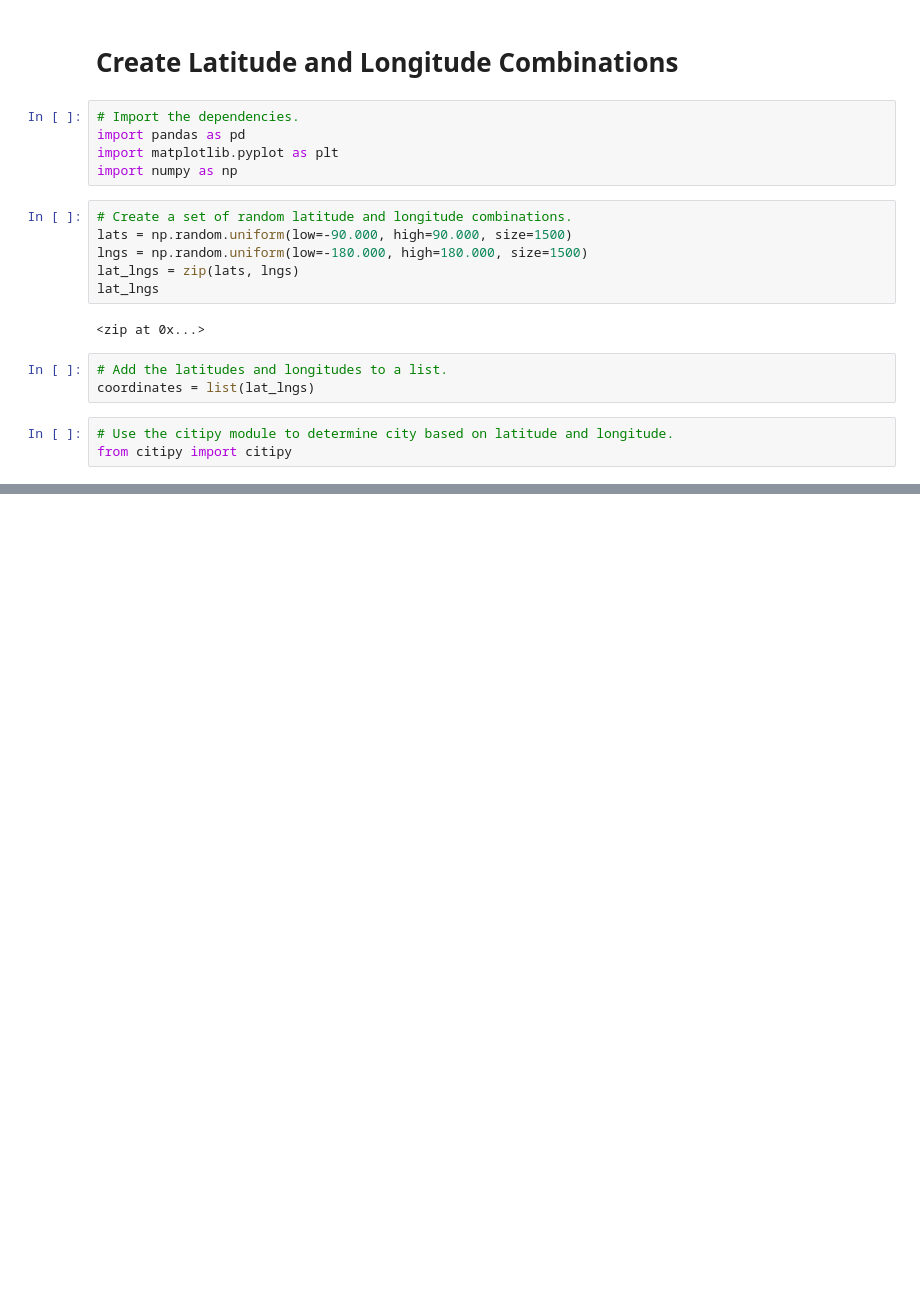
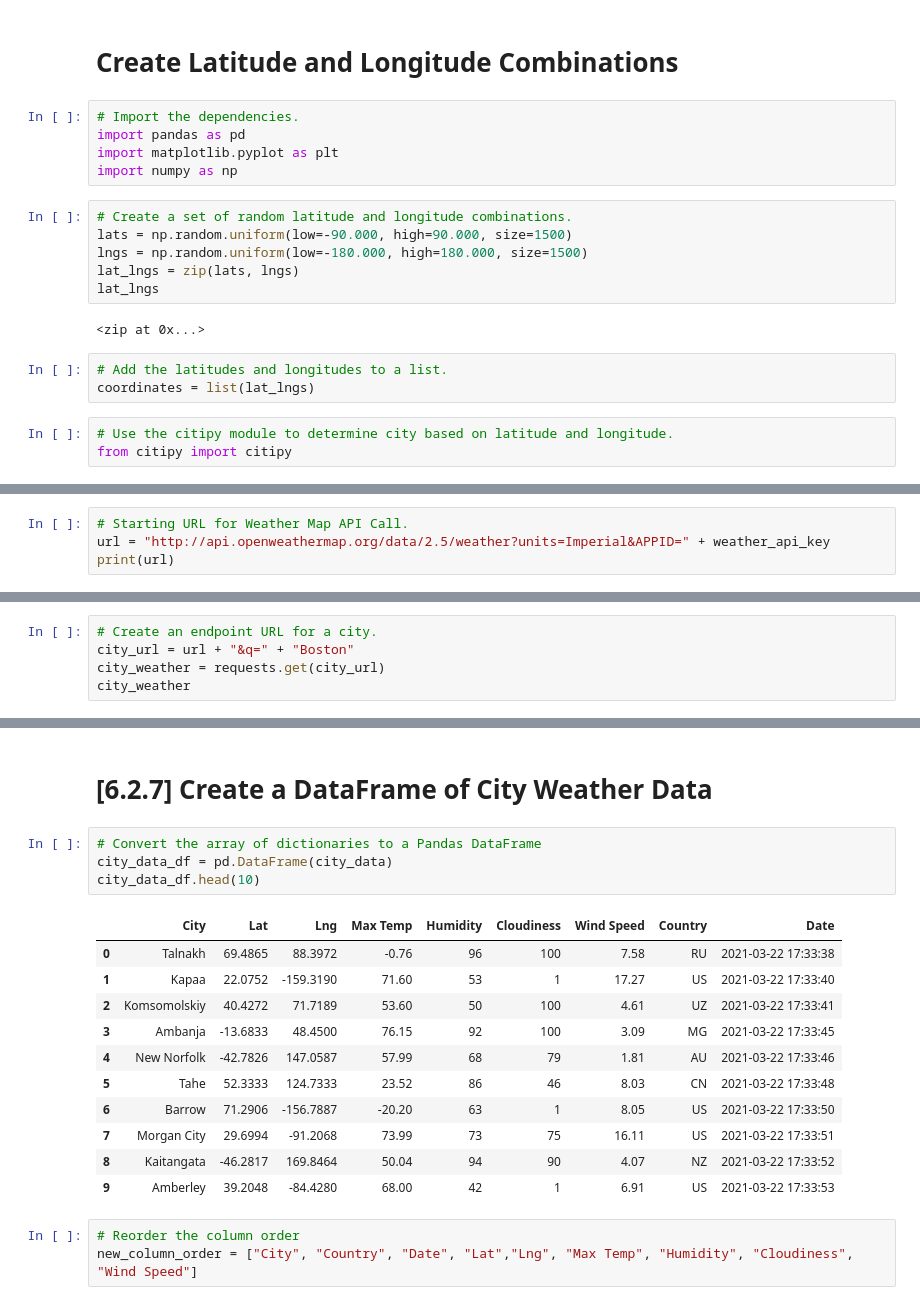
Before and after one commit to carlysandler/World_Weather_Analysis, a Jupyter notebook: WeatherPy.ipynb, the cells around one changed output, grey strips where cells are left out. Saved outputs shown, nothing was run; the diff lists cells and outputs as text; blank space fills up the shorter version.

Commit message:
Modifying .gitignore and adding WeatherPy file.

```diff
--- a/WeatherPy.ipynb
+++ b/WeatherPy.ipynb
@@ -35,0 +56,4 @@ len(cities)
+# %%
+# Starting URL for Weather Map API Call.
+url = "http://api.openweathermap.org/data/2.5/weather?units=Imperial&APPID=" + weather_api_key
+print(url)
@@ -35,0 +62,5 @@ len(cities)
+# %%
+# Create an endpoint URL for a city.
+city_url = url + "&q=" + "Boston"
+city_weather = requests.get(city_url)
+city_weather
@@ -35,0 +167,21 @@ len(cities)
+# %% [markdown]
+# [6.2.7] Create a DataFrame of City Weather Data
+# %%
+# Convert the array of dictionaries to a Pandas DataFrame
+city_data_df = pd.DataFrame(city_data)
+city_data_df.head(10)
+# %% [output]
+|  | City | Lat | Lng | Max Temp | Humidity | Cloudiness | Wind Speed | Country | Date |
+| 0 | Talnakh | 69.4865 | 88.3972 | -0.76 | 96 | 100 | 7.58 | RU | 2021-03-22 17:33:38 |
+| 1 | Kapaa | 22.0752 | -159.3190 | 71.60 | 53 | 1 | 17.27 | US | 2021-03-22 17:33:40 |
+| 2 | Komsomolskiy | 40.4272 | 71.7189 | 53.60 | 50 | 100 | 4.61 | UZ | 2021-03-22 17:33:41 |
+| 3 | Ambanja | -13.6833 | 48.4500 | 76.15 | 92 | 100 | 3.09 | MG | 2021-03-22 17:33:45 |
+| 4 | New Norfolk | -42.7826 | 147.0587 | 57.99 | 68 | 79 | 1.81 | AU | 2021-03-22 17:33:46 |
+| 5 | Tahe | 52.3333 | 124.7333 | 23.52 | 86 | 46 | 8.03 | CN | 2021-03-22 17:33:48 |
+| 6 | Barrow | 71.2906 | -156.7887 | -20.20 | 63 | 1 | 8.05 | US | 2021-03-22 17:33:50 |
+| 7 | Morgan City | 29.6994 | -91.2068 | 73.99 | 73 | 75 | 16.11 | US | 2021-03-22 17:33:51 |
+| 8 | Kaitangata | -46.2817 | 169.8464 | 50.04 | 94 | 90 | 4.07 | NZ | 2021-03-22 17:33:52 |
+| 9 | Amberley | 39.2048 | -84.4280 | 68.00 | 42 | 1 | 6.91 | US | 2021-03-22 17:33:53 |
+# %%
+# Reorder the column order
+new_column_order = ["City", "Country", "Date", "Lat","Lng", "Max Temp", "Humidity", "Cloudiness", "Wind Speed"]
```
Also changed, not shown: parts of 13 cells of this notebook, 3 other files.
